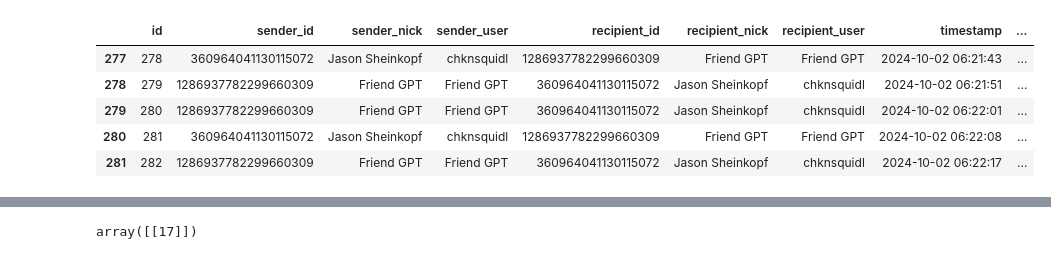
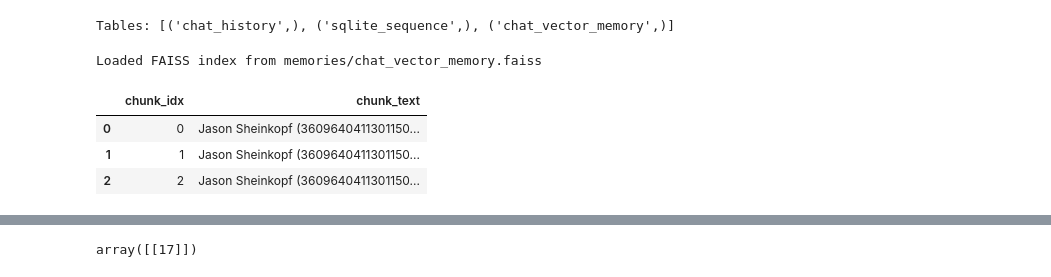
Before and after one commit to jasonsheinkopf/friend_gpt, a Jupyter notebook: testing.ipynb, the cells around one changed output, grey strips where cells are left out. Saved outputs shown, nothing was run; the diff lists cells and outputs as text; code cells hidden in the pictures.

Commit message:
vector retrieval basics set up

```diff
--- a/testing.ipynb
+++ b/testing.ipynb
@@ -642,3 +642,9 @@ def is_article_english_by_lang_attr(url):
 url = 'http://ixbt.com/news/2024/09/30/samyj-rannij-ottok-galakticheskogo-masshtaba-otkryt-s-pomoshju-kosmicheskogo-teleskopa-dzhejmsujebb-.html'
 is_english = is_article_english_by_lang_attr(url)
 print(f"Is the article in English? {is_english}")
+# %%
+cursor.execute("SELECT name FROM sqlite_master WHERE type='table';")
+tables = cursor.fetchall()
+print("Tables:", tables)
+# %% [output]
+Tables: [('chat_history',), ('sqlite_sequence',), ('chat_vector_memory',)]
@@ -645,17 +668,22 @@ print(f"Is the article in English? {is_english}")
 # %%
 from core.memory import CoreMemory
 from dotenv import load_dotenv
 from config.defaults import get_cfg
 
+table_name = 'chat_vector_memory'
+# table_name = 'chat_history'
+
 cfg = get_cfg()
 
 core_memory = CoreMemory(cfg, agent_name='Friend GPT', agent_id='1286937782299660309')
-df = core_memory.create_df()
-df.tail(5)
+# all_chan_ids = core_memory.get_all_chan_ids()
+# sample_chan_id = all_chan_ids[0]
+
+df = core_memory.create_df(table_name)
+df.tail(10)
 # %% [output]
+Loaded FAISS index from memories/chat_vector_memory.faiss
-|  | id | sender_id | sender_nick | sender_user | recipient_id | recipient_nick | recipient_user | timestamp | ... |
-| 277 | 278 | 360964041130115072 | Jason Sheinkopf | chknsquidl | 1286937782299660309 | Friend GPT | Friend GPT | 2024-10-02 06:21:43 | ... |
-| 278 | 279 | 1286937782299660309 | Friend GPT | Friend GPT | 360964041130115072 | Jason Sheinkopf | chknsquidl | 2024-10-02 06:21:51 | ... |
-| 279 | 280 | 1286937782299660309 | Friend GPT | Friend GPT | 360964041130115072 | Jason Sheinkopf | chknsquidl | 2024-10-02 06:22:01 | ... |
-| 280 | 281 | 360964041130115072 | Jason Sheinkopf | chknsquidl | 1286937782299660309 | Friend GPT | Friend GPT | 2024-10-02 06:22:08 | ... |
-| 281 | 282 | 1286937782299660309 | Friend GPT | Friend GPT | 360964041130115072 | Jason Sheinkopf | chknsquidl | 2024-10-02 06:22:17 | ... |
+|  | chunk_idx | chunk_text |
+| 0 | 0 | Jason Sheinkopf (3609640411301150... |
+| 1 | 1 | Jason Sheinkopf (3609640411301150... |
+| 2 | 2 | Jason Sheinkopf (3609640411301150... |
```
Also changed, not shown: parts of 12 cells of this notebook, 4 other files.
